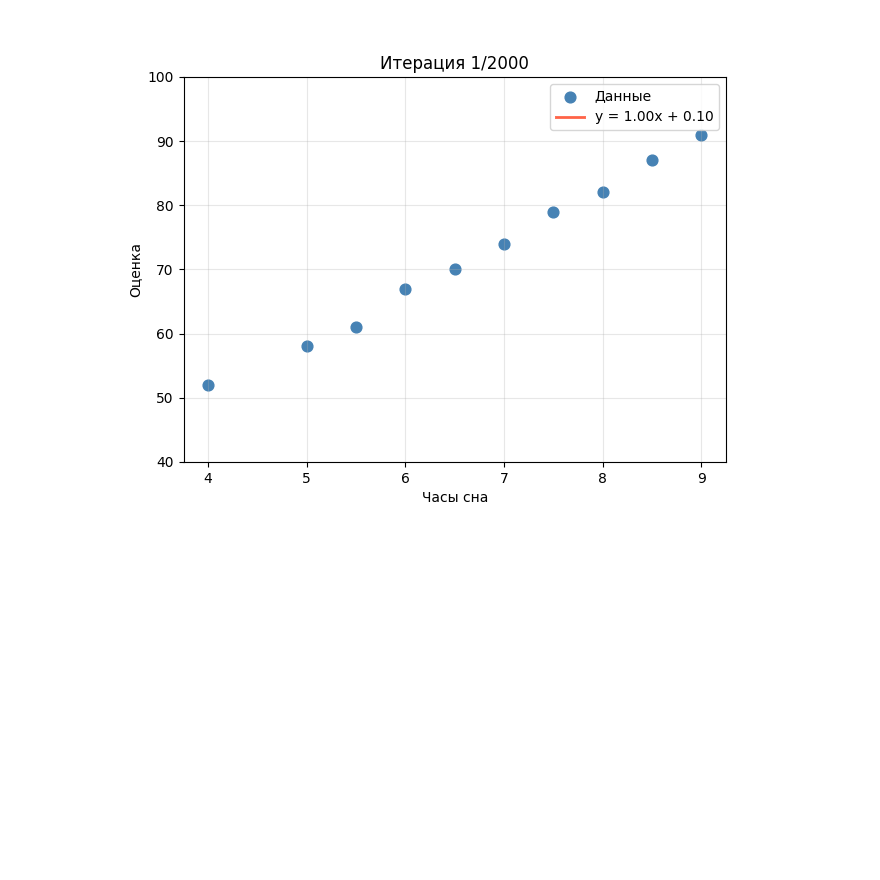
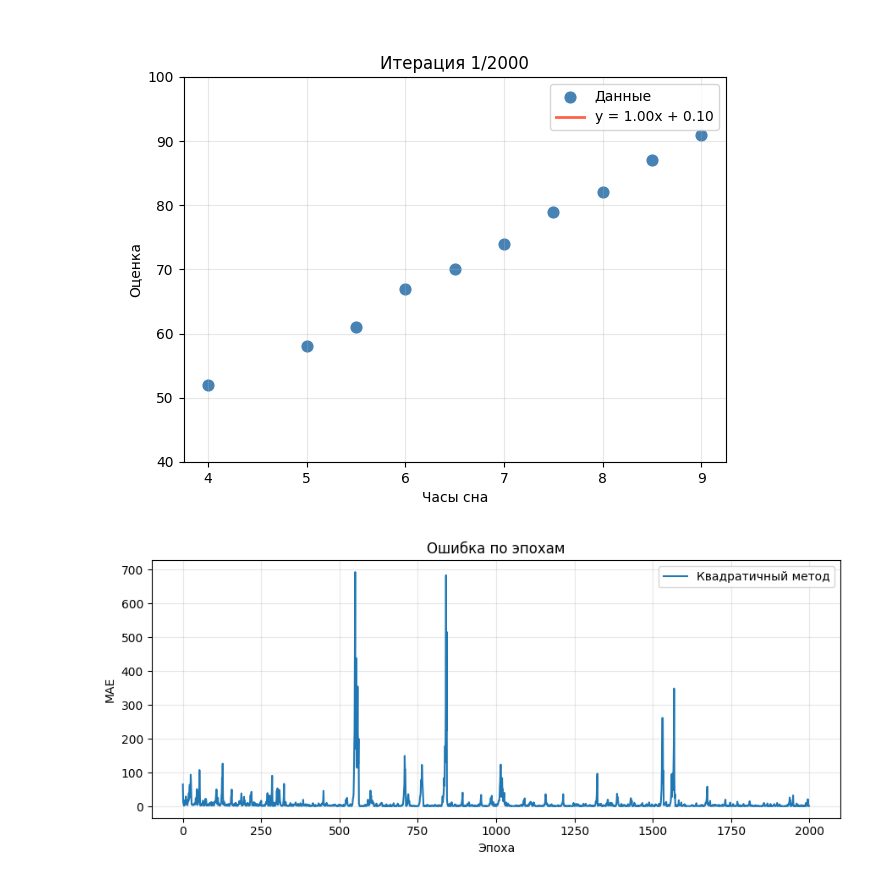
Before and after one commit to lusm554/grokking_machine_learning, a Jupyter notebook: linear_regression.ipynb, the cells around one changed output. Saved outputs shown, nothing was run; the diff lists cells and outputs as text; code cells hidden in the pictures; blank space fills up the shorter version.

```diff
--- a/linear_regression.ipynb
+++ b/linear_regression.ipynb
@@ -231,6 +256,7 @@ learning_rate = 0.04
 
 w, b = random.randint(0, 10) / 10, random.randint(0, 10) / 10
 square_method_params_history = []
+sq_error_history = []
 min_sum_error = float('inf')
 
 model = lambda x, w, b: w * x + b
@@ -240,14 +266,16 @@ model = lambda x, w, b: w * x + b
 for epoch in range(epochs):
     square_method_params_history.append((w, b))
 
+    predicts = [model(x, w, b) for x in feature]
+    errors = [fact - pred for fact, pred in zip(target, predicts)]
+    sum_error = sum(abs(e) for e in errors)
+    mae  = sum_error / len(predicts)
+    mse  = sum(e ** 2 for e in errors) / len(predicts)
+    rmse = math.sqrt(mse)
+    sq_error_history.append(mae)
+    min_sum_error = min(min_sum_error, sum_error)
+
     if epoch % 100 == 0:
-        predicts = [model(x, w, b) for x in feature]
-        errors = [fact - pred for fact, pred in zip(target, predicts)]
-        sum_error = sum(abs(e) for e in errors)
-        mae  = sum_error / len(predicts)
-        mse  = sum(e ** 2 for e in errors) / len(predicts)
-        rmse = math.sqrt(mse)
-        min_sum_error = min(min_sum_error, sum_error)
         print(f"{epoch=} {sum_error=:.2f} {min_sum_error=:.2f} {mae=:.2f} {mse=:.2f} {rmse=:.2f}")
 
     random_dot_index = random.randint(0, len(target) - 1)
@@ -286,3 +314,7 @@ save_gif(square_method_params_history, interval=300, step=15, path="assets/linea
 # %% [output]
 GIF сохранён: assets/linear_regression_square_method.gif  (134 кадров из 2000)
 [figure]
+# %%
+plot_errors([sq_error_history], ['Квадратичный метод'])
+# %% [output]
+[figure, added]
```
Also changed, not shown: parts of 6 cells of this notebook.
